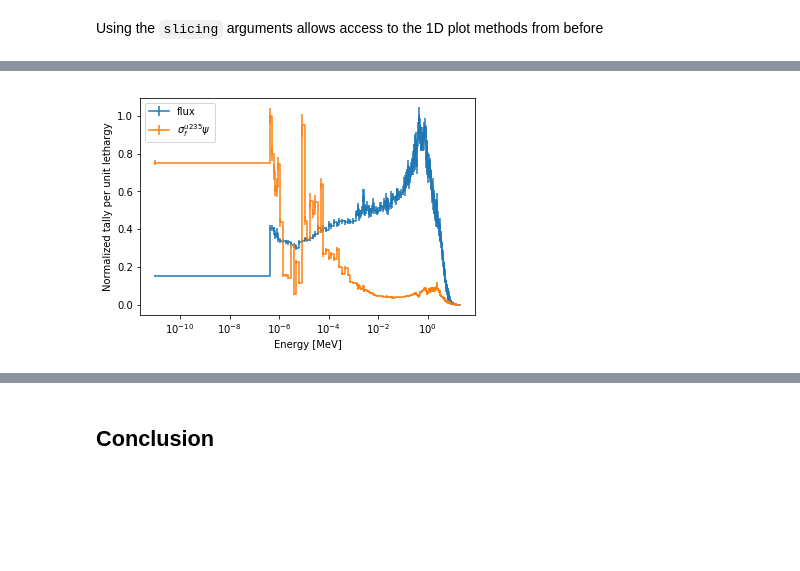
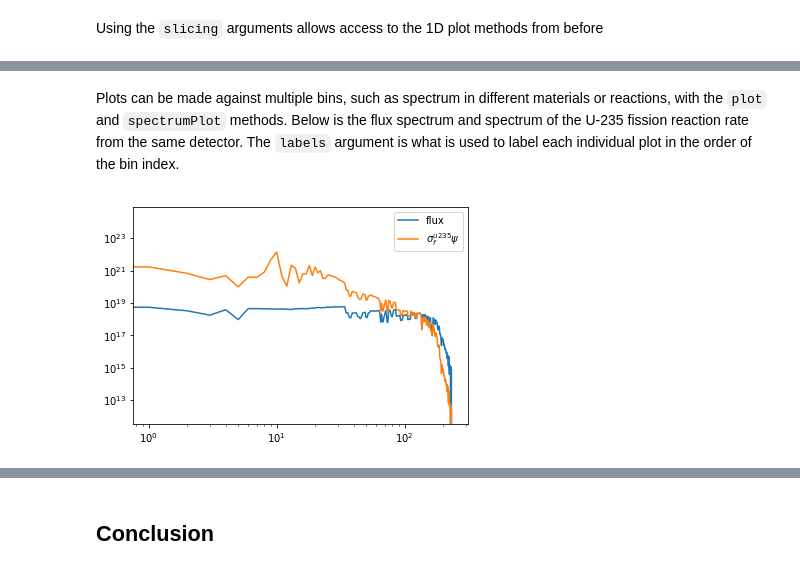
Before and after one commit to CORE-GATECH-GROUP/serpent-tools, a Jupyter notebook: examples/Detector.ipynb, the cells around one changed output, grey strips where cells are left out. Cells and saved outputs as stored; diff of their text form; code cells hidden in the pictures; blank space fills up the shorter version.

```diff
--- a/examples/Detector.ipynb
+++ b/examples/Detector.ipynb
@@ -260,13 +249,10 @@ The underlying matplotlib plot routines can be used to plot multiple data sets o
-# %%
-ax = pyplot.axes()
-labels = (
-    'flux',
-    r'$\sigma_f^{u235}\psi$')  # render as mathtype
-reactions = spectrum.indexes['reaction']
-for reac, label in zip(reactions, labels):
-    spectrum.spectrumPlot({'reaction': reac}, steps=True, sigma=3,
-                          ax=ax, label=label)
-ax.set_ylabel('Normalized tally per unit lethargy')
-ax.legend();
-# %% [output]
-[figure, removed]
+# %% [markdown]
+Plots can be made against multiple bins, such as spectrum in different materials or reactions, with the ``plot`` and ``spectrumPlot``
+methods. Below is the flux spectrum and spectrum of the U-235 fission reaction rate from the same detector. The ``labels`` argument is what is used to label each individual plot in the order of the bin index.
+# %%
+labels = (
+    'flux',
+    r'$\sigma_f^{u235}\psi$')  # render as mathtype
+spectrum.plot(labels=labels, loglog=True);
+# %% [output]
+[figure, added]
```
Also changed, not shown: parts of 23 cells of this notebook, 2 other files.
